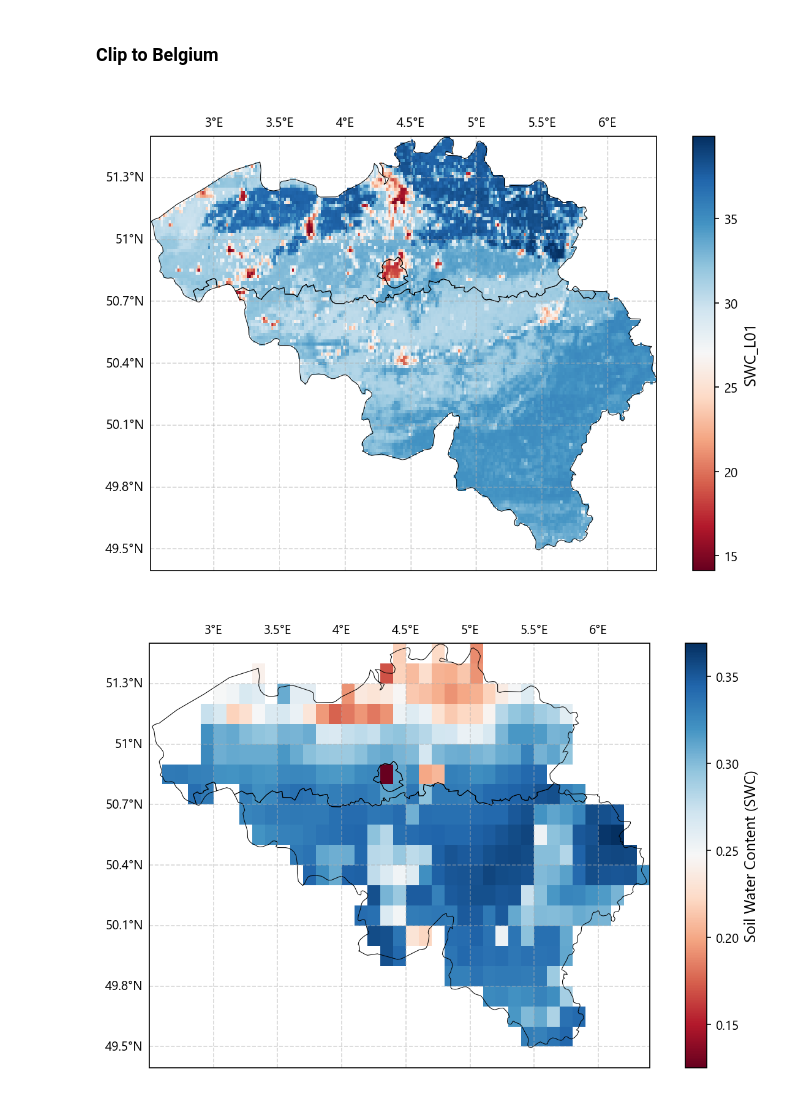
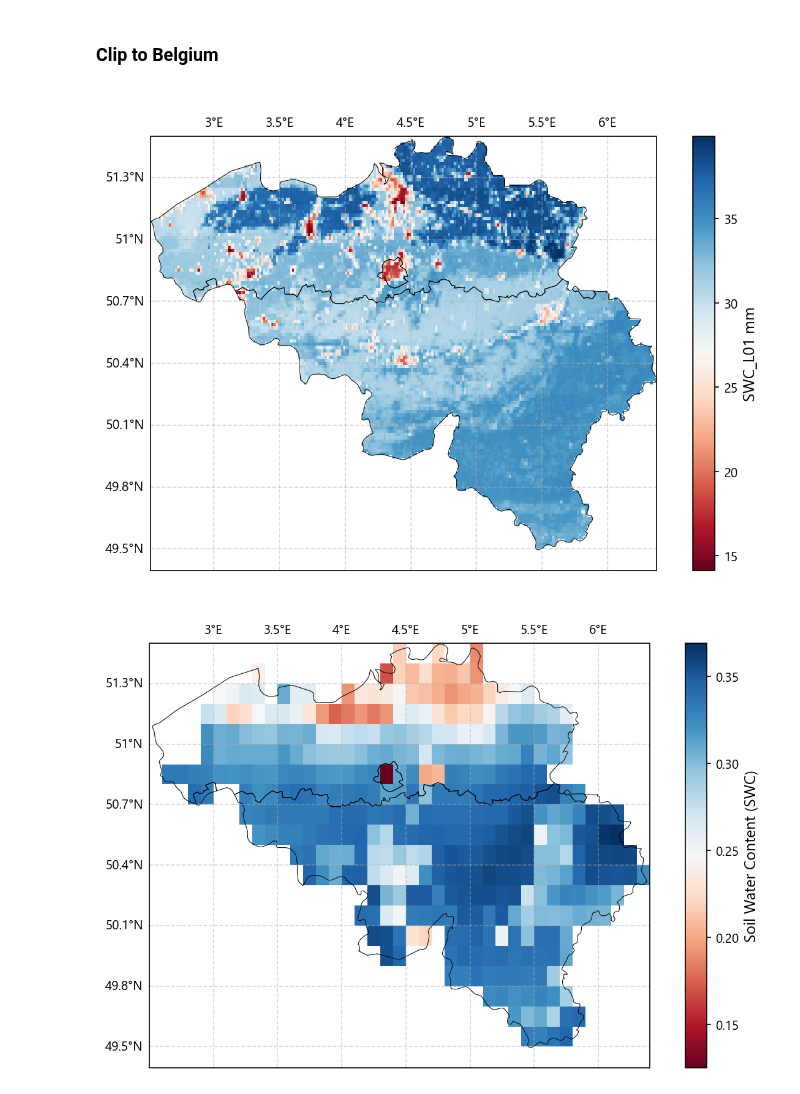
Before and after one commit to klekarkar/mHM_IO_dataprocessing, a Jupyter notebook: model_evaluation.ipynb, the cells around one changed output. Saved outputs shown, nothing was run; the diff lists cells and outputs as text; code cells hidden in the pictures.

```diff
--- a/model_evaluation.ipynb
+++ b/model_evaluation.ipynb
@@ -230,35 +225,35 @@ fig, ax = plt.subplots(subplot_kw={'projection': ccrs.PlateCarree()}, figsize=(1
 vmin, vmax = data_be[layer][5].min(), data_be[layer][5].max()
 
 # Plot the data
 im = data_be[layer][5].plot(
     ax=ax,
     cmap=cmap,
     transform=ccrs.PlateCarree(),
     vmin=vmin,
     vmax=vmax,
     robust=True,
     add_colorbar=False  # Disable the default colorbar
 )
 
 # Add shapefile boundaries
 be_shp.boundary.plot(ax=ax, edgecolor='black', linewidth=0.5)
 
 # Add a horizontal colorbar
 cbar = fig.colorbar(im, ax=ax, orientation='vertical', pad=0.05, aspect=20, shrink=1.0)
-cbar.set_label(layer, fontsize=12)  # Add a label to the colorbar
+cbar.set_label(f"{layer} mm", fontsize=12)  # Add a label to the colorbar
 
 # Add latitude and longitude gridlines
 gl = ax.gridlines(crs=ccrs.PlateCarree(), linestyle='--', alpha=0.5, draw_labels=True)
 gl.top_labels = True
 gl.right_labels = False
 gl.bottom_labels = False
 gl.xlabel_style = {'size': 10}
 gl.ylabel_style = {'size': 10}
 
 plt.title(" ")
 plt.show()
 # %% [output]
-[figure, old version]
+[figure, new version]
 # %%
 #plotting the clipped data
 #change ccrs.PlateCarree() to ccrs.epsg(4326) for better resolution
```
Also changed, not shown: parts of 9 cells of this notebook, 1 other file.
